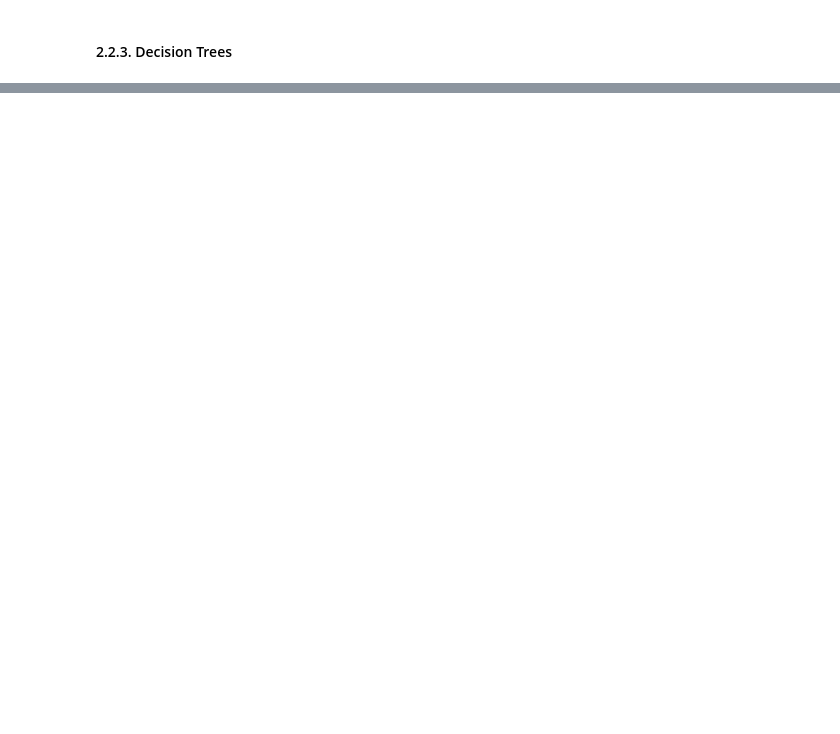
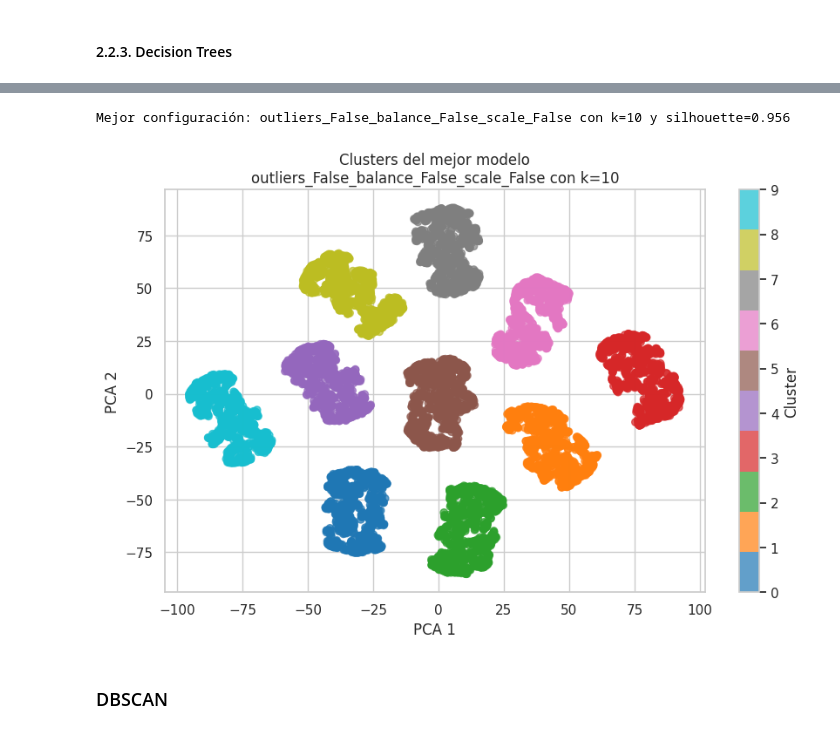
Before and after one commit to JhofredCam/Practica2_introIA, a Jupyter notebook: Proyecto.ipynb, the cells around one changed output, grey strips where cells are left out. Cells and saved outputs as stored; diff of their text form; code cells hidden in the pictures; blank space fills up the shorter version.

```diff
--- a/Proyecto.ipynb
+++ b/Proyecto.ipynb
@@ -1006,0 +727,62 @@ Arguments received by Sequential.call():
+# %%
+import numpy as np
+import matplotlib.pyplot as plt
+from sklearn.decomposition import PCA
+from sklearn.manifold import TSNE
+
+# 1️⃣  Encuentra la mejor configuración usando la métrica de silhouette promedio
+best_config = 'outliers_False_balance_False_scale_False'
+best_k = 10
+best_score = results[best_config]['silhouette'][8]
+
+print(f"Mejor configuración: {best_config} con k={best_k} y silhouette={best_score:.3f}")
+
+# 2️⃣  Reconstruye los datos con esa configuración
+# Parseamos configuración
+best_outliers = False
+best_balance = False
+best_scale = False
+
+X, y, _ = pipeline_maker(df, 'kmeans',
+                         make_outliers=best_outliers,
+                         balance=best_balance,
+                         scale=best_scale)
+X = pd.get_dummies(X)
+
+# 3️⃣  Divide y escala si corresponde
+X_train, X_test, y_train, y_test = train_test_split(
+    X, y, test_size=0.2, stratify=y, random_state=42)
+
+if best_scale:
+    scaler = StandardScaler()
+    X_train = scaler.fit_transform(X_train)
+    X_test = scaler.transform(X_test)
+
+# 4️⃣  Ajusta KMeans con el mejor k
+kmeans = KMeans(n_clusters=best_k, random_state=42)
+labels = kmeans.fit_predict(X_train)
+
+# 5️⃣  Reduce a 2D con PCA o TSNE
+# PCA es rápido; TSNE es más detallado pero lento
+# Aquí uso PCA:
+tsne = TSNE(n_components=2,
+            perplexity=30,       # ajustable según tamaño de datos
+            learning_rate=200,   # ajustable
+            n_iter=1000,         # número de iteraciones
+            random_state=42,
+            init='pca')          # iniciación recomendada
+X_2D = tsne.fit_transform(X_train)
+
+# 6️⃣  Grafica
+plt.figure(figsize=(10, 6))
+scatter = plt.scatter(X_2D[:, 0], X_2D[:, 1], c=labels, cmap='tab10', alpha=0.7)
+plt.title(f'Clusters del mejor modelo\n{best_config} con k={best_k}')
+plt.xlabel('PCA 1')
+plt.ylabel('PCA 2')
+plt.colorbar(scatter, label='Cluster')
+plt.show()
+# %% [output]
+Mejor configuración: outliers_False_balance_False_scale_False con k=10 y silhouette=0.956
+[figure, added]
+# %% [markdown]
+### DBSCAN
```
Also changed, not shown: parts of 24 cells of this notebook.
